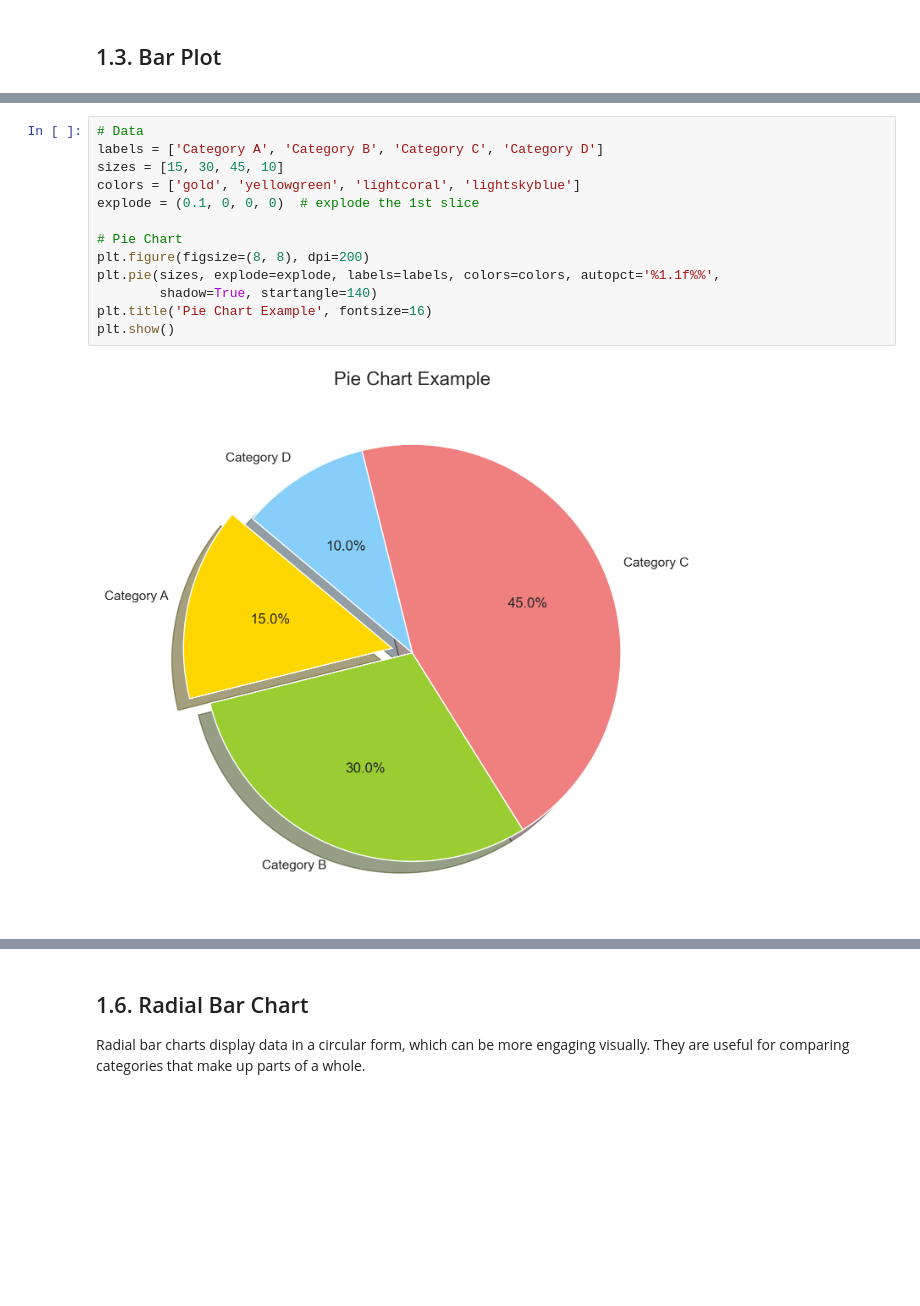
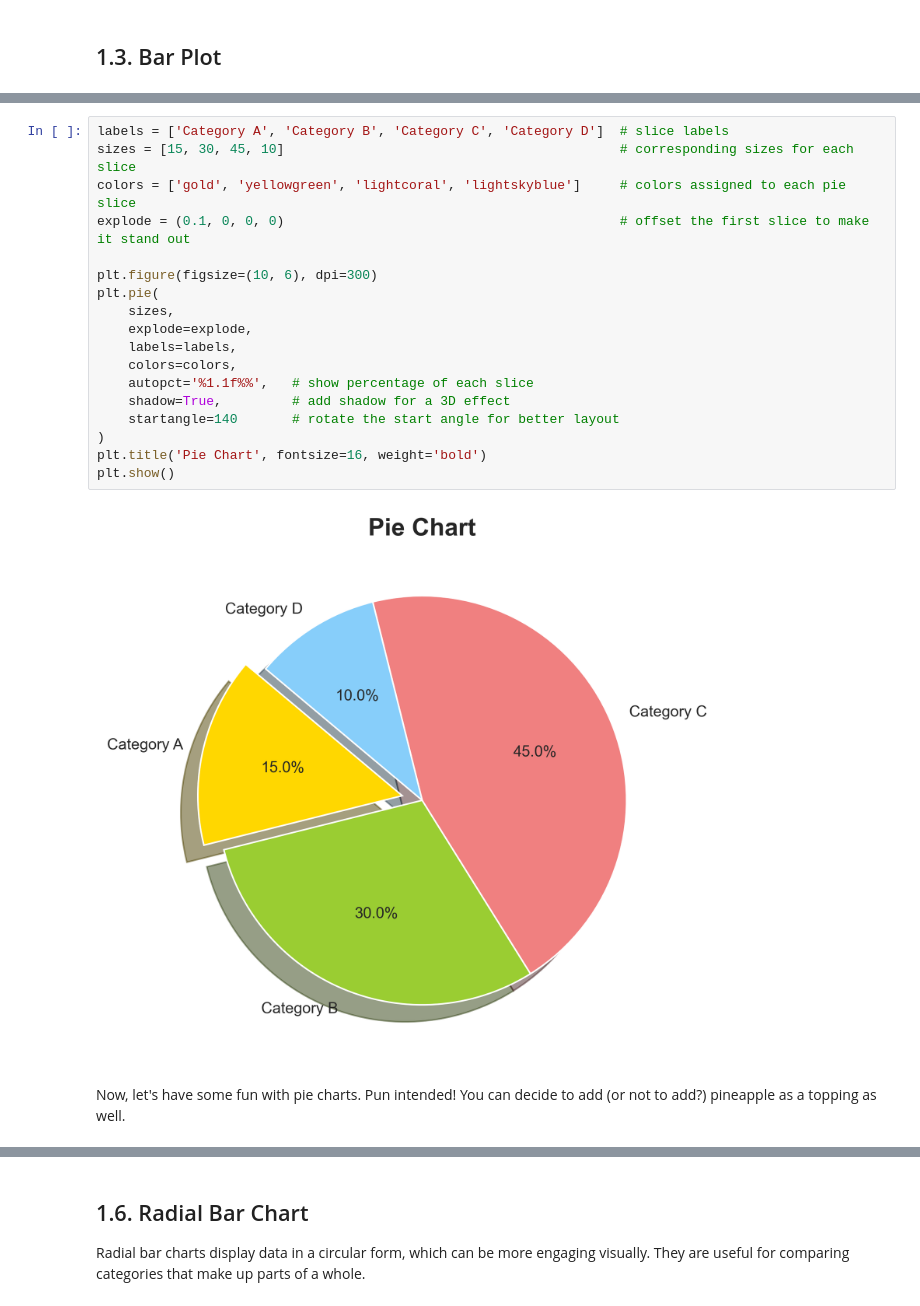
Before and after one commit to extaraordinary/data_visualization, a Jupyter notebook: data_visualization_notebook.ipynb, the cells around one changed output, grey strips where cells are left out. Cells and saved outputs as stored; diff of their text form; blank space fills up the shorter version.

```diff
--- a/data_visualization_notebook.ipynb
+++ b/data_visualization_notebook.ipynb
@@ -112,15 +100,22 @@ plt.show()
 # %%
-# Data
-labels = ['Category A', 'Category B', 'Category C', 'Category D']
-sizes = [15, 30, 45, 10]
-colors = ['gold', 'yellowgreen', 'lightcoral', 'lightskyblue']
-explode = (0.1, 0, 0, 0)  # explode the 1st slice
+labels = ['Category A', 'Category B', 'Category C', 'Category D']  # slice labels
+sizes = [15, 30, 45, 10]                                           # corresponding sizes for each slice
+colors = ['gold', 'yellowgreen', 'lightcoral', 'lightskyblue']     # colors assigned to each pie slice
+explode = (0.1, 0, 0, 0)                                           # offset the first slice to make it stand out
 
-# Pie Chart
-plt.figure(figsize=(8, 8), dpi=200)
-plt.pie(sizes, explode=explode, labels=labels, colors=colors, autopct='%1.1f%%',
-        shadow=True, startangle=140)
-plt.title('Pie Chart Example', fontsize=16)
+plt.figure(figsize=(10, 6), dpi=300)
+plt.pie(
+    sizes,
+    explode=explode,
+    labels=labels,
+    colors=colors,
+    autopct='%1.1f%%',   # show percentage of each slice
+    shadow=True,         # add shadow for a 3D effect
+    startangle=140       # rotate the start angle for better layout
+)
+plt.title('Pie Chart', fontsize=16, weight='bold')
 plt.show()
 # %% [output]
-[figure, old version]
+[figure, new version]
+# %% [markdown]
+Now, let's have some fun with pie charts. Pun intended! You can decide to add (or not to add?) pineapple as a topping as well.
```
Also changed, not shown: parts of 13 cells of this notebook.
